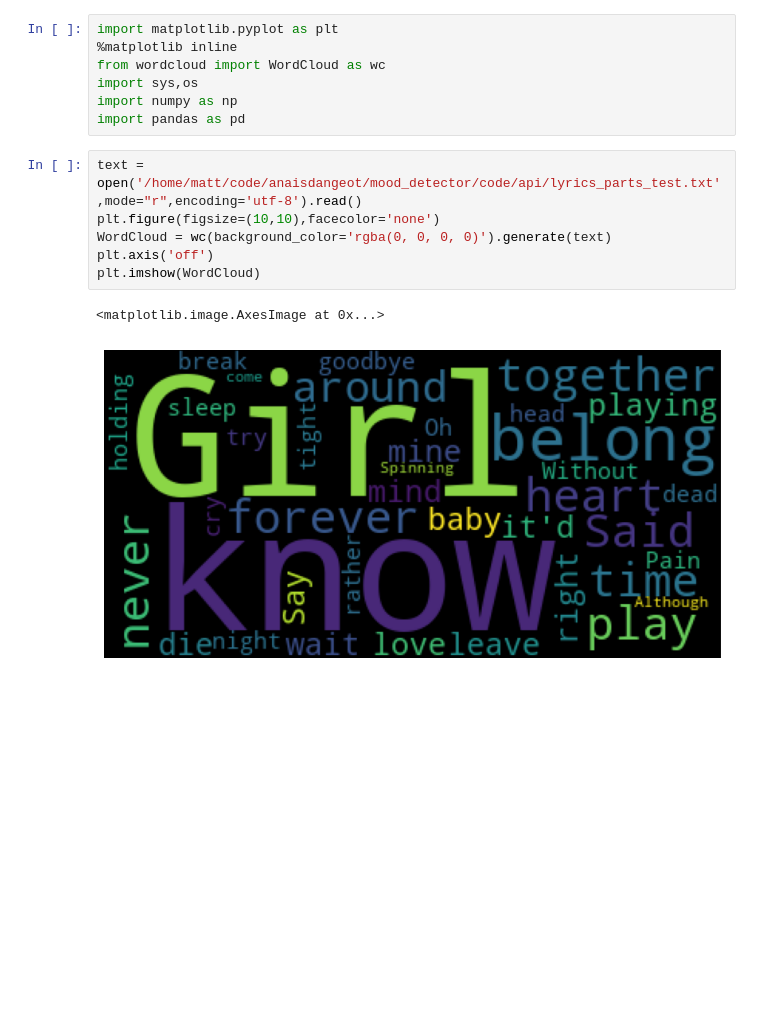
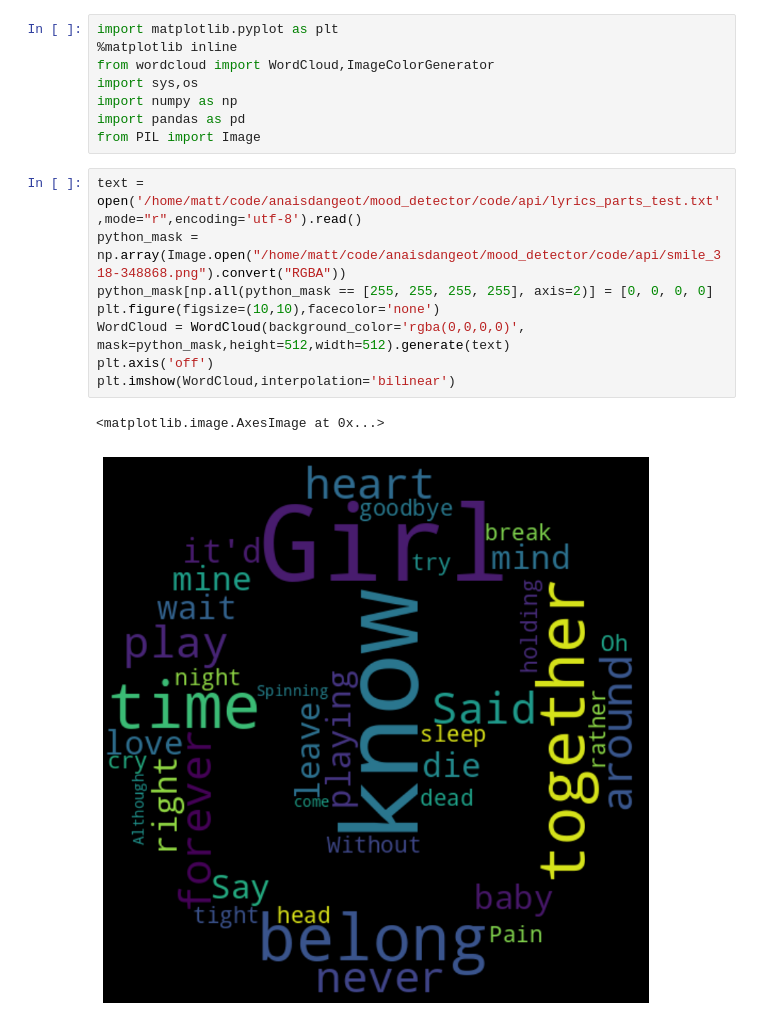
Before and after one commit to anaisdangeot/mood_detector, a Jupyter notebook: notebooks/word_cloud.ipynb, the cells around one changed output. Saved outputs shown, nothing was run; the diff lists cells and outputs as text; blank space fills up the shorter version.

```diff
--- a/notebooks/word_cloud.ipynb
+++ b/notebooks/word_cloud.ipynb
@@ -23,16 +20,19 @@ Successfully installed Pillow-9.5.0
 # %%
 import matplotlib.pyplot as plt
 %matplotlib inline
-from wordcloud import WordCloud as wc
+from wordcloud import WordCloud,ImageColorGenerator
 import sys,os
 import numpy as np
 import pandas as pd
+from PIL import Image
 # %%
 text = open('/home/matt/code/anaisdangeot/mood_detector/code/api/lyrics_parts_test.txt',mode="r",encoding='utf-8').read()
+python_mask = np.array(Image.open("/home/matt/code/anaisdangeot/mood_detector/code/api/smile_318-348868.png").convert("RGBA"))
+python_mask[np.all(python_mask == [255, 255, 255, 255], axis=2)] = [0, 0, 0, 0]
 plt.figure(figsize=(10,10),facecolor='none')
-WordCloud = wc(background_color='rgba(0, 0, 0, 0)').generate(text)
+WordCloud = WordCloud(background_color='rgba(0,0,0,0)', mask=python_mask,height=512,width=512).generate(text)
 plt.axis('off')
-plt.imshow(WordCloud)
+plt.imshow(WordCloud,interpolation='bilinear')
 # %% [output]
 <matplotlib.image.AxesImage at 0x...>
-[figure, old version]
+[figure, new version]
```
Also changed, not shown: parts of 2 cells of this notebook, 6 other files.
